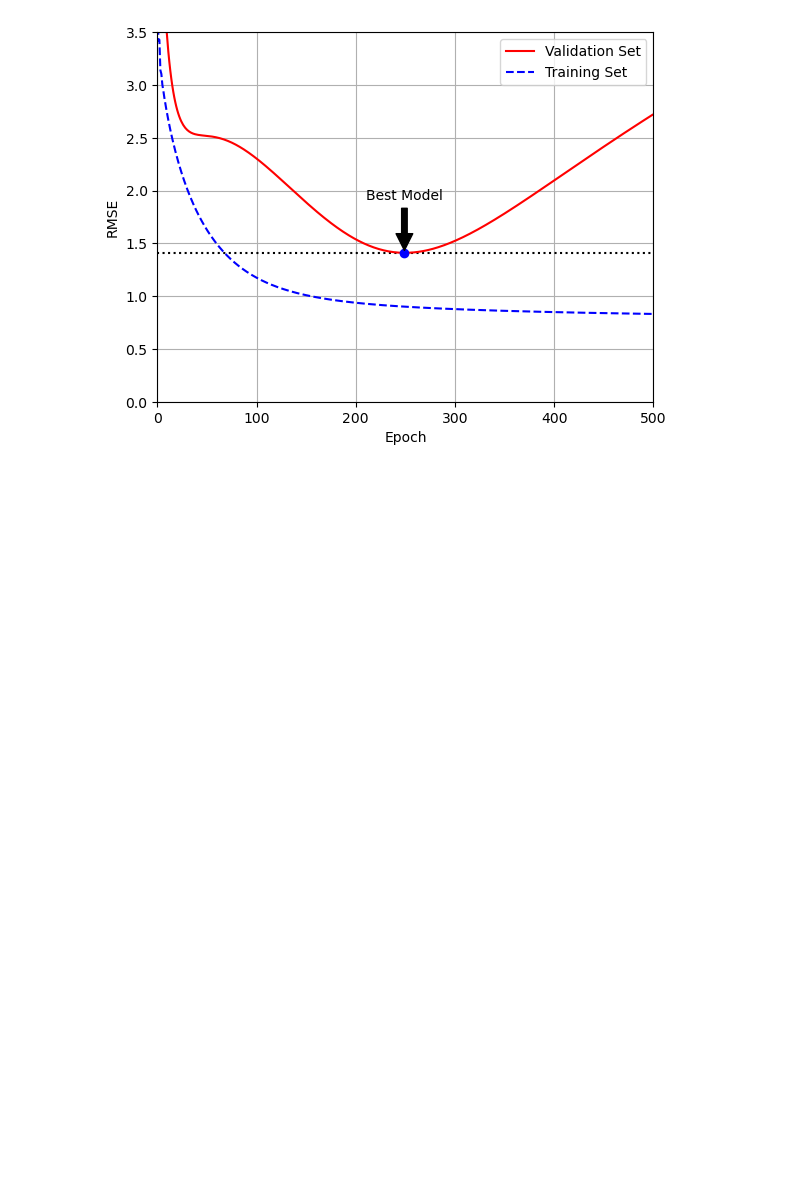
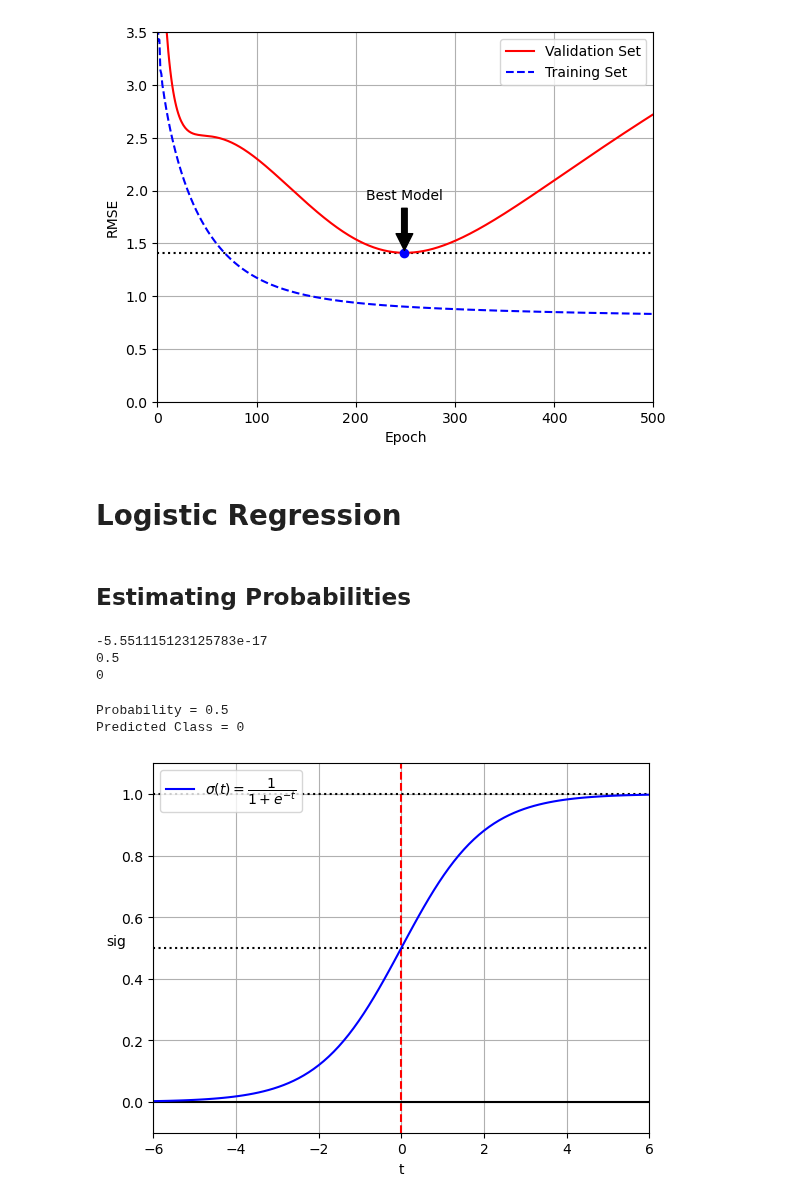
Before and after one commit to ShindeShivam/Machine-Learning, a Jupyter notebook: Fundamentals-of-Machine-Learning/4.Training-Models/training_models.ipynb, the cells around one changed output. Cells and saved outputs as stored; diff of their text form; code cells hidden in the pictures; blank space fills up the shorter version.

Commit message:
Logistic Regression (Estimating Probabilities)

```diff
--- a/Fundamentals-of-Machine-Learning/4.Training-Models/training_models.ipynb
+++ b/Fundamentals-of-Machine-Learning/4.Training-Models/training_models.ipynb
@@ -530,3 +530,67 @@ plt.legend()
 plt.show()
 # %% [output]
 [figure]
+# %% [markdown]
+# Logistic Regression
+# %% [markdown]
+## Estimating Probabilities
+# %%
+# Code shows how the Formula internally works
+
+def sigmoid(z):
+    return 1/(1+ np.exp(-z))
+
+X=np.array([2,3])
+theta=np.array([0.5,-0.4])
+b=0.2
+
+z=theta.dot(X) +b
+p=sigmoid(z)
+
+predicted_class=1 if p>0.5 else 0
+
+print(z)
+print(p)
+print(predicted_class)
+# %% [output]
+-5.551115123125783e-17
+0.5
+0
+# %%
+import numpy as np
+
+def sigmoid(z):
+    return 1 / (1 + np.exp(-z))
+
+x = np.array([2.0, 3.0])
+theta = np.array([0.5, -0.4])
+b = 0.2
+
+z = theta.dot(x) + b
+p = sigmoid(z)
+predicted_class = 1 if p > 0.5 else 0
+
+
+print("Probability =", p)
+print("Predicted Class =", predicted_class)
+# %% [output]
+Probability = 0.5
+Predicted Class = 0
+# %%
+lim=6
+t=np.linspace(-lim,lim,100)
+sig=1/(1+np.exp(-t))
+
+plt.plot([0,0],[-0.1,1.1],"r--")
+plt.plot([-lim,lim],[0,0],"k-")
+plt.plot([-lim,lim],[1,1],"k:")
+plt.plot([-lim,lim],[0.5,0.5],"k:")
+plt.plot(t,sig,"b-",label=r"$\sigma(t)=\dfrac{1}{1+e^{-t}}$")
+plt.axis([-lim,lim, -0.1,1.1])
+plt.xlabel("t")
+plt.ylabel("sig",rotation=0)
+plt.legend()
+plt.grid()
+plt.show()
+# %% [output]
+[figure, added]
```
Also changed, not shown: parts of 1 cell of this notebook.
